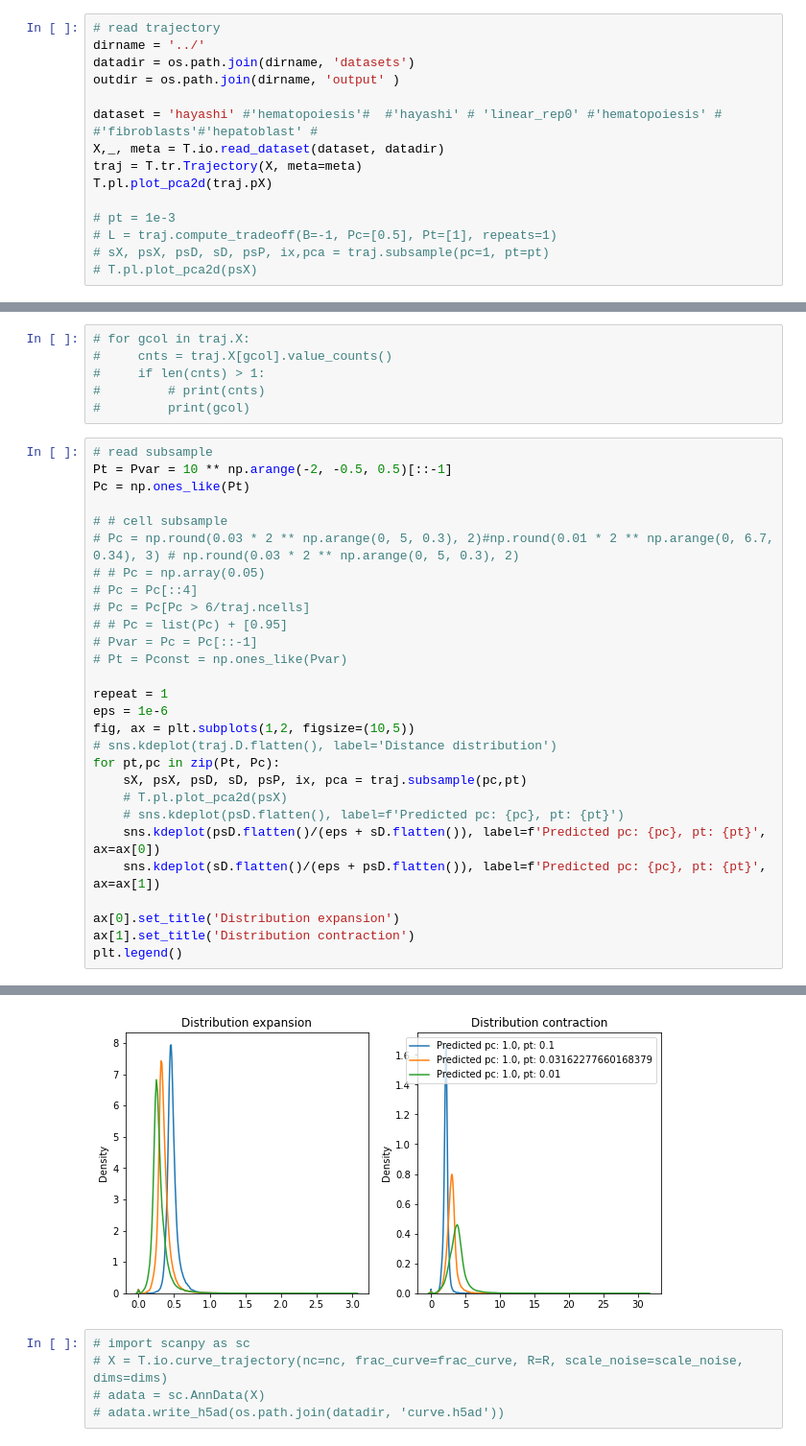
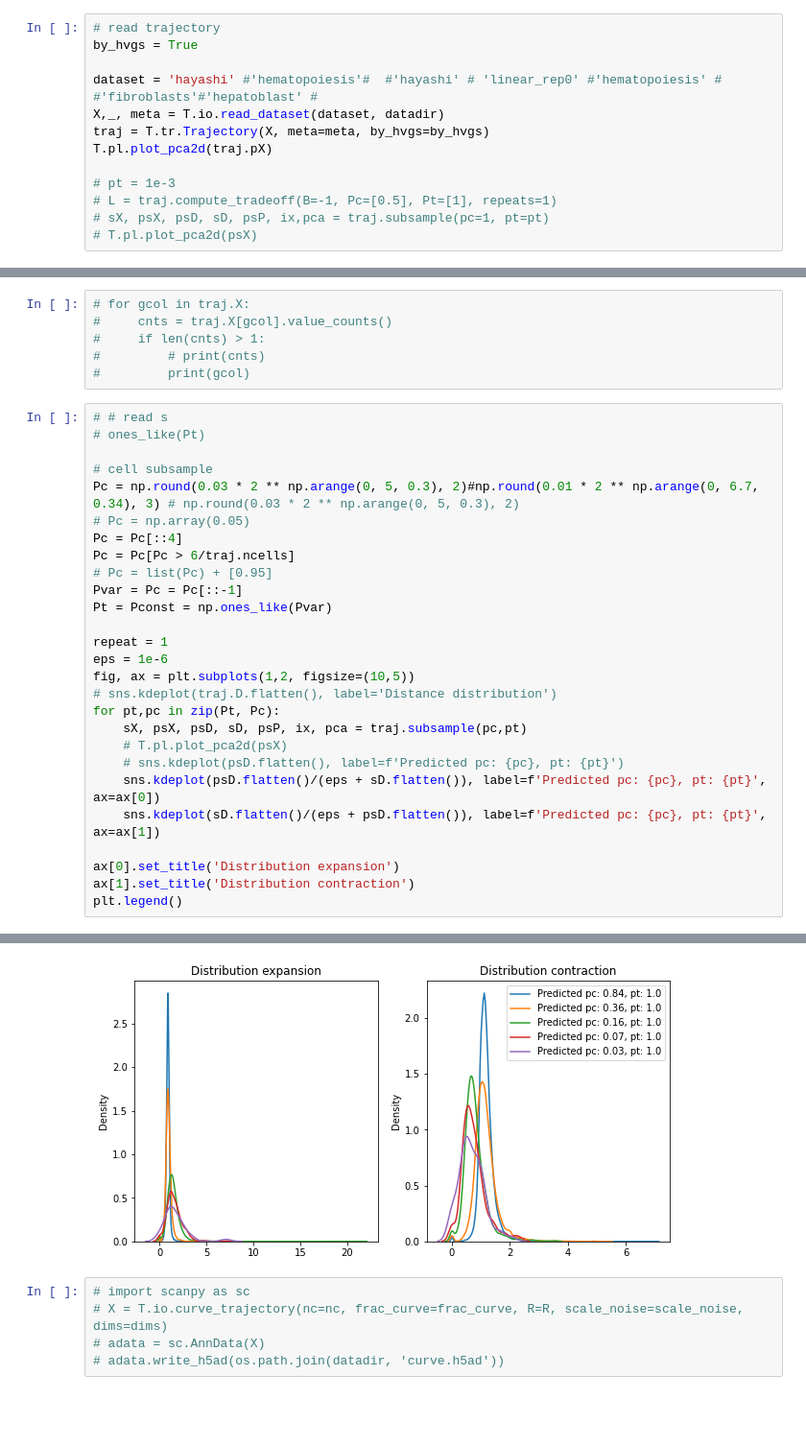
Before and after one commit to nitzanlab/trajectory_reconstruction_tradeoff, a Jupyter notebook: notebooks/make-movies.ipynb, the cells around one changed output, grey strips where cells are left out. Shown: that part at 96% size. Drawn from its saved outputs; the diff is of its cells as text; blank space fills up the shorter version.

```diff
--- a/notebooks/make-movies.ipynb
+++ b/notebooks/make-movies.ipynb
@@ -9,12 +24,10 @@ import trajectory_reconstruction_tradeoff as T
 # %%
 # read trajectory
-dirname = '../'
-datadir = os.path.join(dirname, 'datasets')
-outdir = os.path.join(dirname, 'output' )
+by_hvgs = True
 
 dataset = 'hayashi' #'hematopoiesis'#  #'hayashi' # 'linear_rep0' #'hematopoiesis' #  #'fibroblasts'#'hepatoblast' #
 X,_, meta = T.io.read_dataset(dataset, datadir)
-traj = T.tr.Trajectory(X, meta=meta)
+traj = T.tr.Trajectory(X, meta=meta, by_hvgs=by_hvgs)
 T.pl.plot_pca2d(traj.pX)
 
 # pt = 1e-3
@@ -96,36 +113,35 @@ sns.distplot(D_pred, kde=kde, label='Predicted')
 #         # print(cnts)
 #         print(gcol)
 # %%
-# read subsample
-Pt = Pvar = 10 ** np.arange(-2, -0.5, 0.5)[::-1]
-Pc = np.ones_like(Pt)
+# # read s
+# ones_like(Pt)
 
-# # cell subsample
-# Pc = np.round(0.03 * 2 ** np.arange(0, 5, 0.3), 2)#np.round(0.01 * 2 ** np.arange(0, 6.7, 0.34), 3) # np.round(0.03 * 2 ** np.arange(0, 5, 0.3), 2)
-# # Pc = np.array(0.05)
-# Pc = Pc[::4]
-# Pc = Pc[Pc > 6/traj.ncells]
-# # Pc = list(Pc) + [0.95]
-# Pvar = Pc = Pc[::-1]
-# Pt = Pconst = np.ones_like(Pvar)
+# cell subsample
+Pc = np.round(0.03 * 2 ** np.arange(0, 5, 0.3), 2)#np.round(0.01 * 2 ** np.arange(0, 6.7, 0.34), 3) # np.round(0.03 * 2 ** np.arange(0, 5, 0.3), 2)
+# Pc = np.array(0.05)
+Pc = Pc[::4]
+Pc = Pc[Pc > 6/traj.ncells]
+# Pc = list(Pc) + [0.95]
+Pvar = Pc = Pc[::-1]
+Pt = Pconst = np.ones_like(Pvar)
 
 repeat = 1
 eps = 1e-6
 fig, ax = plt.subplots(1,2, figsize=(10,5))
 # sns.kdeplot(traj.D.flatten(), label='Distance distribution')
 for pt,pc in zip(Pt, Pc):
     sX, psX, psD, sD, psP, ix, pca = traj.subsample(pc,pt)
     # T.pl.plot_pca2d(psX)
     # sns.kdeplot(psD.flatten(), label=f'Predicted pc: {pc}, pt: {pt}')
     sns.kdeplot(psD.flatten()/(eps + sD.flatten()), label=f'Predicted pc: {pc}, pt: {pt}', ax=ax[0])
     sns.kdeplot(sD.flatten()/(eps + psD.flatten()), label=f'Predicted pc: {pc}, pt: {pt}', ax=ax[1])
 
 ax[0].set_title('Distribution expansion')
 ax[1].set_title('Distribution contraction')
 plt.legend()
 # %% [output]
 <matplotlib.legend.Legend at 0x...>
-[figure, old version]
+[figure, new version]
 # %%
 # import scanpy as sc
 # X = T.io.curve_trajectory(nc=nc, frac_curve=frac_curve, R=R, scale_noise=scale_noise, dims=dims)
```
Also changed, not shown: parts of 7 cells of this notebook.
